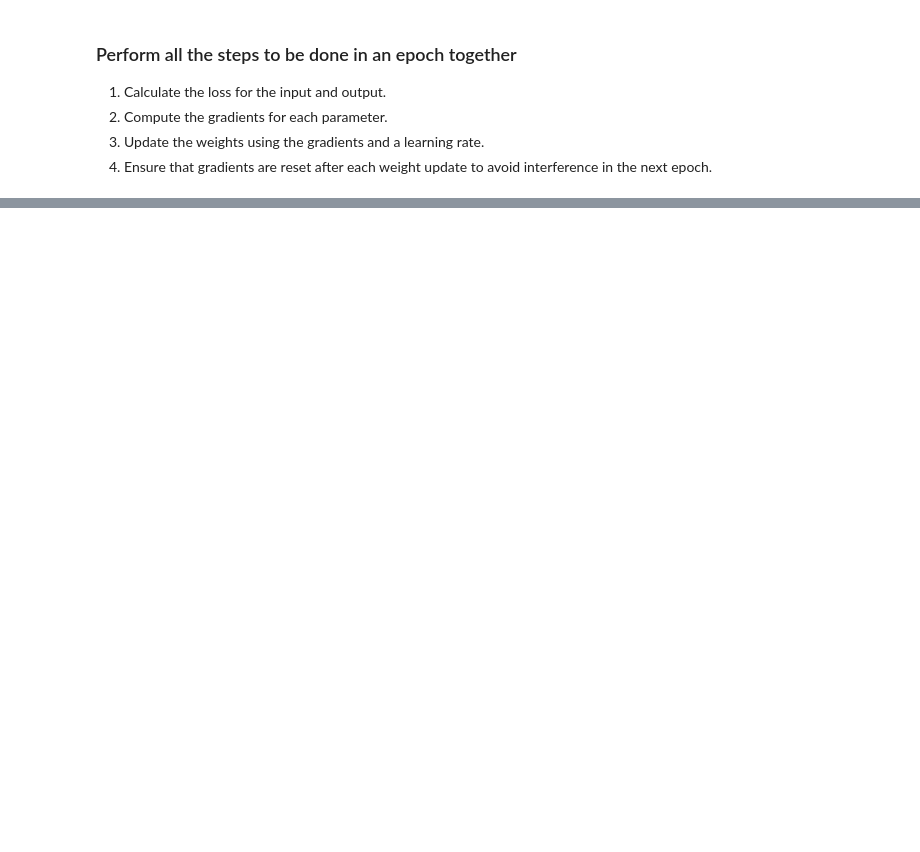
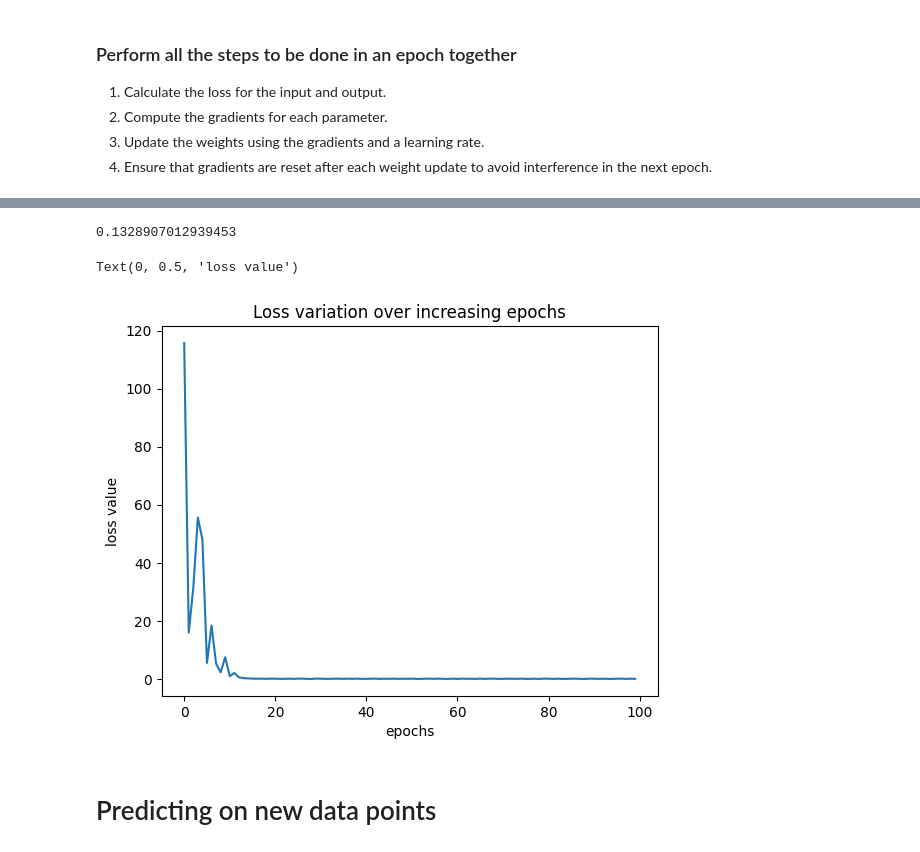
Before and after one commit to Elbhnasy/Modern-Computer-Vision-with-PyTorch-Summary, a Jupyter notebook: Chapter02/ch2.ipynb, the cells around one changed output, grey strips where cells are left out. Saved outputs shown, nothing was run; the diff lists cells and outputs as text; code cells hidden in the pictures; blank space fills up the shorter version.

```diff
--- a/Chapter02/ch2.ipynb
+++ b/Chapter02/ch2.ipynb
@@ -510,0 +553,4 @@ Text(0, 0.5, 'loss value')
+# %%
+# to print the input and output batches of data
+for x,y in dl:
+    print(f"X Batch = {x}\nY Batch = {y}")
@@ -510,0 +566,34 @@ Text(0, 0.5, 'loss value')
+# %%
+# 6. Next, we define the model object (mynet), loss function (loss_func), and optimizer (opt)
+mynet = MyNeuralNet().to(device)
+loss_func = nn.MSELoss()
+opt = SGD(mynet.parameters(), lr = 0.001)
+
+# 8. Finally, loop through the batches of data points to minimize the loss value
+import time
+
+loss_history = []
+start = time.time()
+for _ in range(50):
+    for x,y in dl :
+        opt.zero_grad()
+        loss_value = loss_func(mynet(x),y)
+        loss_value.backward()
+        opt.step()
+        loss_history.append(loss_value.item())
+end = time.time()
+print(end - start)
+# %% [output]
+0.1328907012939453
+# %%
+# plot the variation in loss over increasing epochs When use batch=2
+import matplotlib.pyplot as plt
+plt.plot(loss_history)
+plt.title('Loss variation over increasing epochs')
+plt.xlabel('epochs')
+plt.ylabel('loss value')
+# %% [output]
+Text(0, 0.5, 'loss value')
+[figure, added]
+# %% [markdown]
+# Predicting on new data points
```
Also changed, not shown: parts of 16 cells of this notebook.
